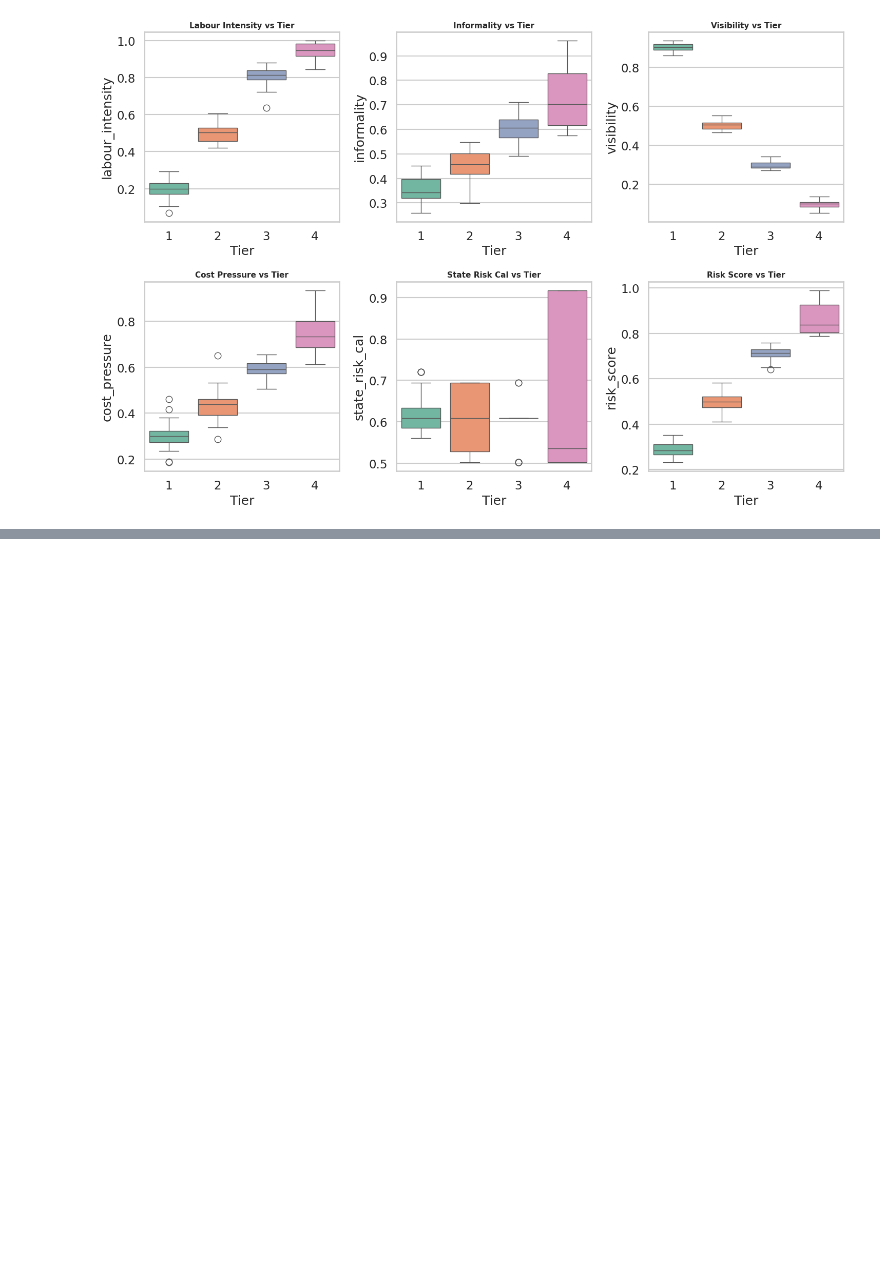
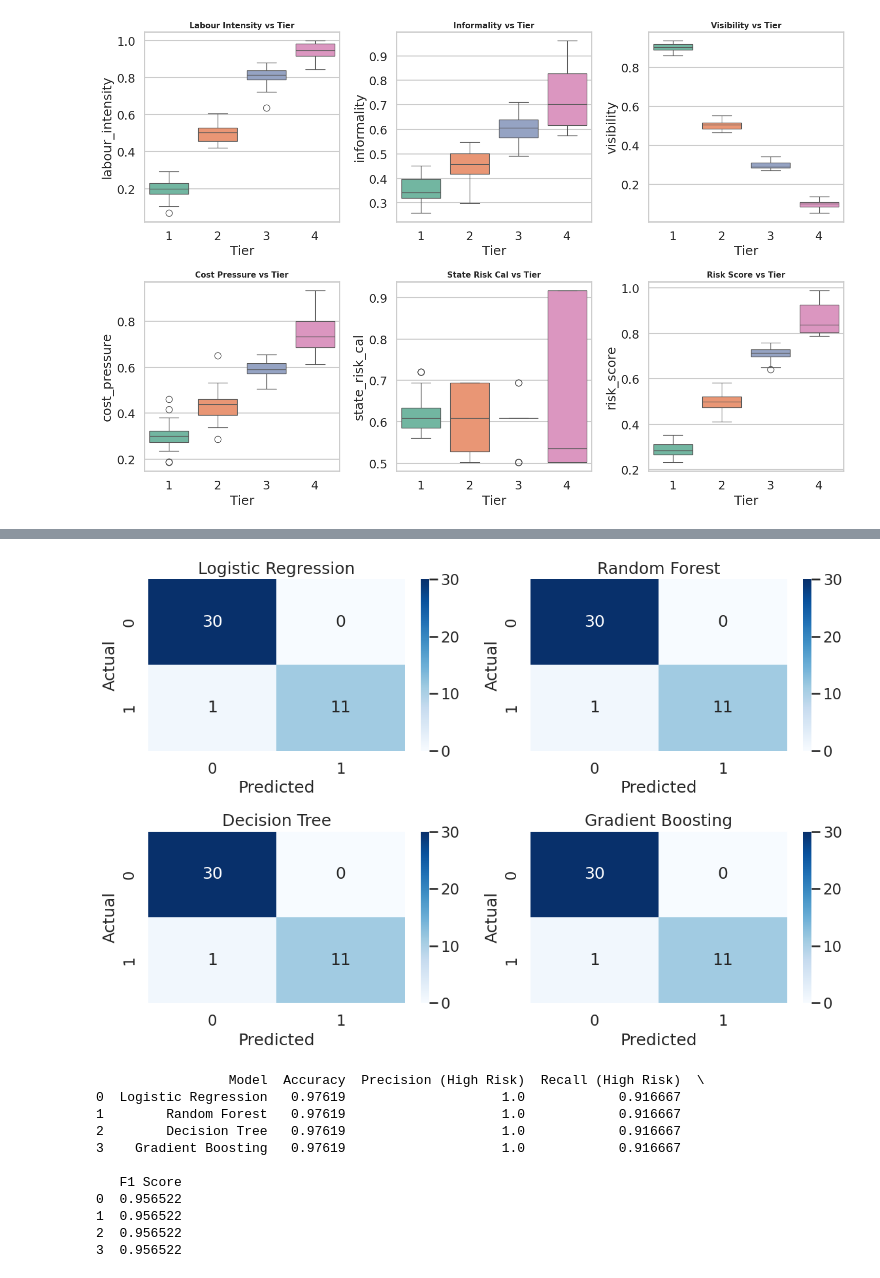
Before and after one commit to UKD1211/Tier_N_Supplier_Visibility_Risk_Pred, a Jupyter notebook: supplier_risk_pred_main.ipynb, the cells around one changed output, grey strips where cells are left out. Cells and saved outputs as stored; diff of their text form; code cells hidden in the pictures; blank space fills up the shorter version.

```diff
--- a/supplier_risk_pred_main.ipynb
+++ b/supplier_risk_pred_main.ipynb
@@ -261,0 +301,5 @@ Passing `palette` without assigning `hue` is deprecated and will be removed in v
+# %%
+lor = LogisticRegression(max_iter=1000)
+rfc = RandomForestClassifier(n_estimators=100)
+dtc = DecisionTreeClassifier()
+gbc = GradientBoostingClassifier()
@@ -261,0 +313,63 @@ Passing `palette` without assigning `hue` is deprecated and will be removed in v
+# %%
+y_pred_lor = lor.predict(X_test)
+y_pred_rfc = rfc.predict(X_test)
+y_pred_dtc = dtc.predict(X_test)
+y_pred_gbc = gbc.predict(X_test)
+# %%
+from sklearn.metrics import confusion_matrix, precision_score, recall_score, f1_score, accuracy_score
+import seaborn as sns
+import matplotlib.pyplot as plt
+import pandas as pd
+
+models = {
+    "Logistic Regression": y_pred_lor,
+    "Random Forest": y_pred_rfc,
+    "Decision Tree": y_pred_dtc,
+    "Gradient Boosting": y_pred_gbc
+}
+
+# 📊 1. Confusion Matrices
+plt.figure(figsize=(12,8))
+
+for i, (name, y_pred) in enumerate(models.items(), 1):
+    cm = confusion_matrix(y_test, y_pred)
+
+    plt.subplot(2,2,i)
+    sns.heatmap(cm, annot=True, fmt='d', cmap='Blues')
+    plt.title(name)
+    plt.xlabel("Predicted")
+    plt.ylabel("Actual")
+
+plt.tight_layout()
+plt.savefig("all_confusion_matrices.png", dpi=300)
+plt.show()
+
+
+# 📈 2. Metrics Table (HIGH RISK FOCUS)
+
+results = []
+
+for name, y_pred in models.items():
+    results.append({
+        "Model": name,
+        "Accuracy": accuracy_score(y_test, y_pred),
+        "Precision (High Risk)": precision_score(y_test, y_pred),
+        "Recall (High Risk)": recall_score(y_test, y_pred),
+        "F1 Score": f1_score(y_test, y_pred)
+    })
+
+results_df = pd.DataFrame(results)
+print(results_df)
+# %% [output]
+[figure, added]
+                 Model  Accuracy  Precision (High Risk)  Recall (High Risk)  \
+0  Logistic Regression   0.97619                    1.0            0.916667
+1        Random Forest   0.97619                    1.0            0.916667
+2        Decision Tree   0.97619                    1.0            0.916667
+3    Gradient Boosting   0.97619                    1.0            0.916667
+
+   F1 Score
+0  0.956522
+1  0.956522
+2  0.956522
+3  0.956522
```
Also changed, not shown: parts of 13 cells of this notebook.
